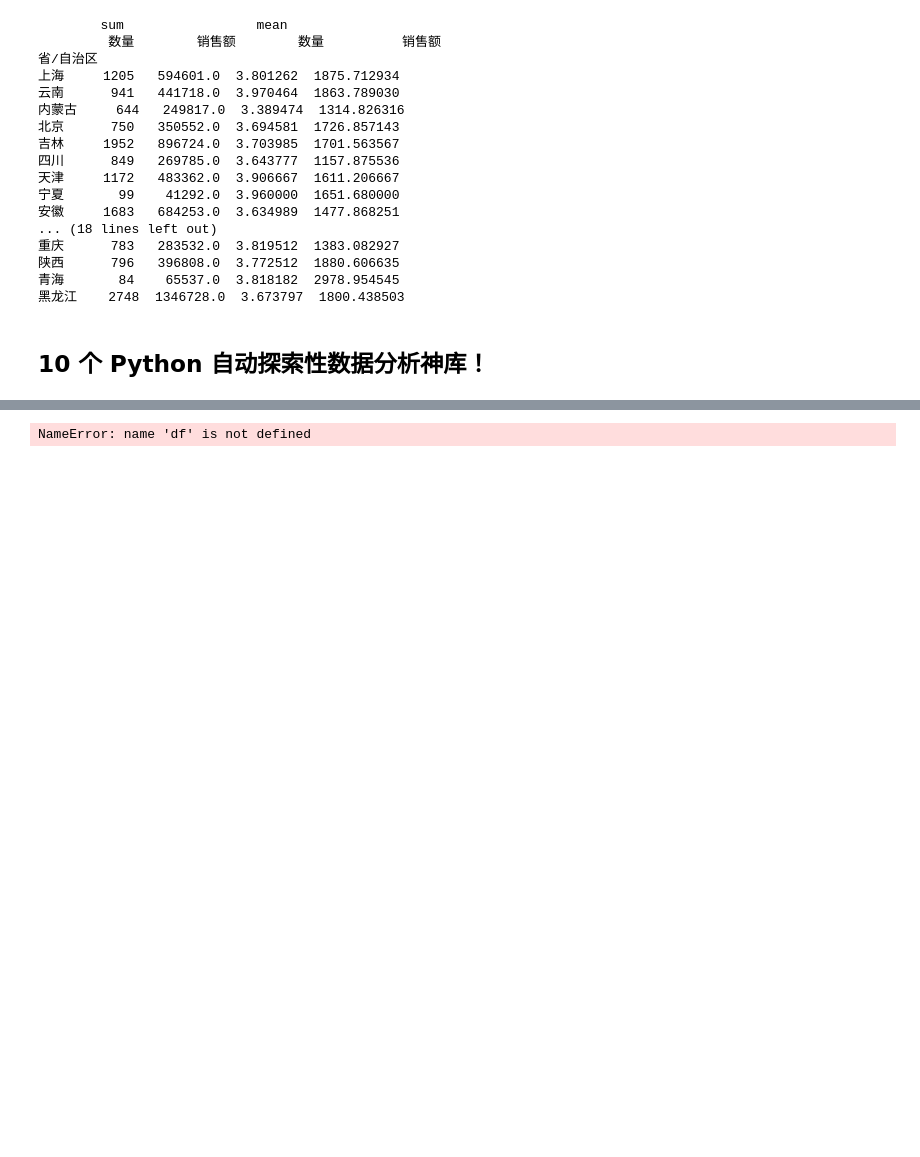
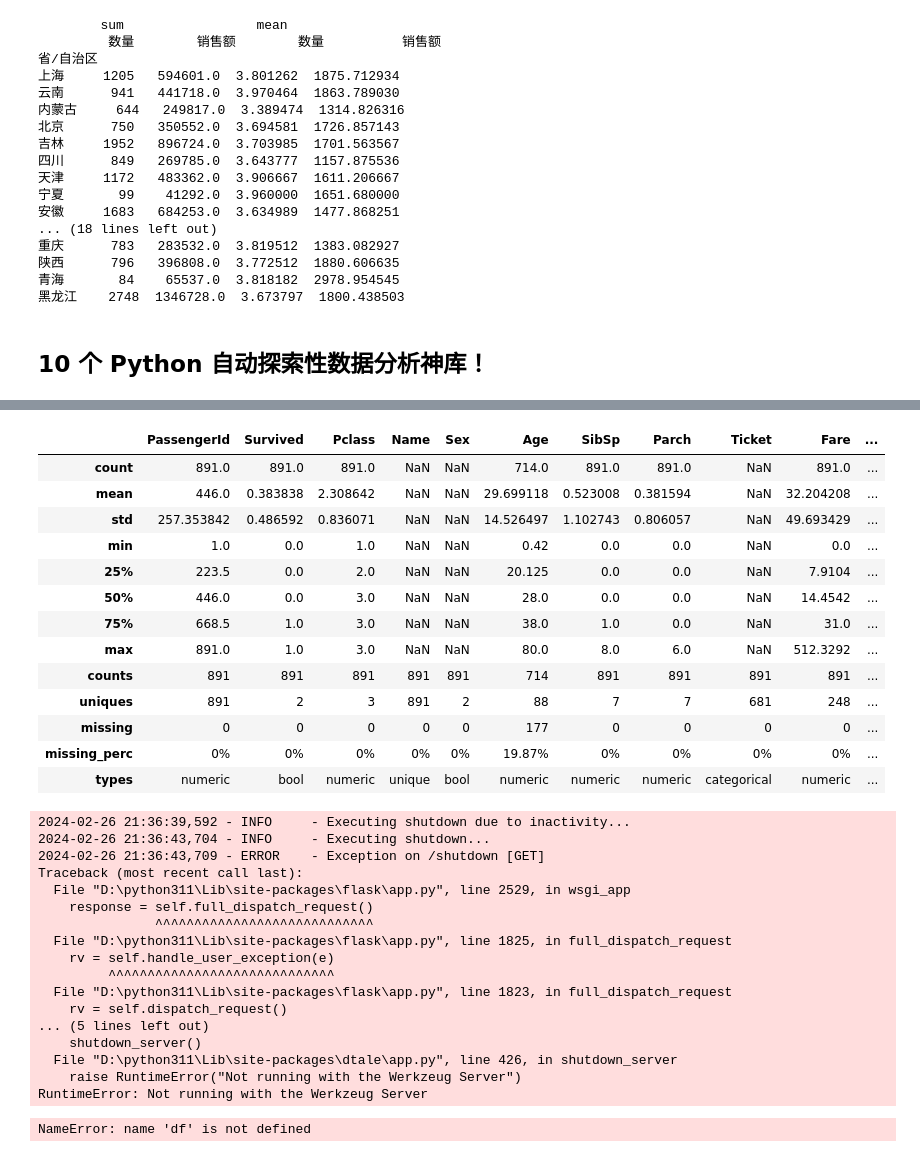
Before and after one commit to whgloveucq/jupyterfiles, a Jupyter notebook: OApractice/Pandas进阶修炼300题2.ipynb, the cells around one changed output, grey strips where cells are left out. Drawn from its saved outputs; the diff is of its cells as text; code cells hidden in the pictures; blank space fills up the shorter version.

```diff
--- a/OApractice/Pandas进阶修炼300题2.ipynb
+++ b/OApractice/Pandas进阶修炼300题2.ipynb
@@ -1371,0 +1387,8 @@ FileNotFoundError: [Errno 2] No such file or directory: '某招聘网站数据.c
+# %%
+import pandas as pd
+from datatile.summary.df import DataFrameSummary
+
+df = pd.read_csv("./Data/Tatanic.csv")
+dfs = DataFrameSummary(df)
+dfs.summary()
+# %% [output]
@@ -1372,3 +1396,34 @@ FileNotFoundError: [Errno 2] No such file or directory: '某招聘网站数据.c
+|  | PassengerId | Survived | Pclass | Name | Sex | Age | SibSp | Parch | Ticket | Fare | ... |
+| count | 891.0 | 891.0 | 891.0 | NaN | NaN | 714.0 | 891.0 | 891.0 | NaN | 891.0 | ... |
+| mean | 446.0 | 0.383838 | 2.308642 | NaN | NaN | 29.699118 | 0.523008 | 0.381594 | NaN | 32.204208 | ... |
+| std | 257.353842 | 0.486592 | 0.836071 | NaN | NaN | 14.526497 | 1.102743 | 0.806057 | NaN | 49.693429 | ... |
+| min | 1.0 | 0.0 | 1.0 | NaN | NaN | 0.42 | 0.0 | 0.0 | NaN | 0.0 | ... |
+| 25% | 223.5 | 0.0 | 2.0 | NaN | NaN | 20.125 | 0.0 | 0.0 | NaN | 7.9104 | ... |
+| 50% | 446.0 | 0.0 | 3.0 | NaN | NaN | 28.0 | 0.0 | 0.0 | NaN | 14.4542 | ... |
+| 75% | 668.5 | 1.0 | 3.0 | NaN | NaN | 38.0 | 1.0 | 0.0 | NaN | 31.0 | ... |
+| max | 891.0 | 1.0 | 3.0 | NaN | NaN | 80.0 | 8.0 | 6.0 | NaN | 512.3292 | ... |
+| counts | 891 | 891 | 891 | 891 | 891 | 714 | 891 | 891 | 891 | 891 | ... |
+| uniques | 891 | 2 | 3 | 891 | 2 | 88 | 7 | 7 | 681 | 248 | ... |
+| missing | 0 | 0 | 0 | 0 | 0 | 177 | 0 | 0 | 0 | 0 | ... |
+| missing_perc | 0% | 0% | 0% | 0% | 0% | 19.87% | 0% | 0% | 0% | 0% | ... |
+| types | numeric | bool | numeric | unique | bool | numeric | numeric | numeric | categorical | numeric | ... |
+2024-02-26 21:36:39,592 - INFO     - Executing shutdown due to inactivity...
+2024-02-26 21:36:43,704 - INFO     - Executing shutdown...
+2024-02-26 21:36:43,709 - ERROR    - Exception on /shutdown [GET]
+Traceback (most recent call last):
+  File "D:\python311\Lib\site-packages\flask\app.py", line 2529, in wsgi_app
+    response = self.full_dispatch_request()
+               ^^^^^^^^^^^^^^^^^^^^^^^^^^^^
+  File "D:\python311\Lib\site-packages\flask\app.py", line 1825, in full_dispatch_request
+    rv = self.handle_user_exception(e)
+         ^^^^^^^^^^^^^^^^^^^^^^^^^^^^^
+  File "D:\python311\Lib\site-packages\flask\app.py", line 1823, in full_dispatch_request
+    rv = self.dispatch_request()
+... (5 lines left out)
+    shutdown_server()
+  File "D:\python311\Lib\site-packages\dtale\app.py", line 426, in shutdown_server
+    raise RuntimeError("Not running with the Werkzeug Server")
+RuntimeError: Not running with the Werkzeug Server
 # %%
 # 获取索引
 for i in range(df.shape[0]):
```
Also changed, not shown: parts of 7 cells of this notebook, 2 other files.
